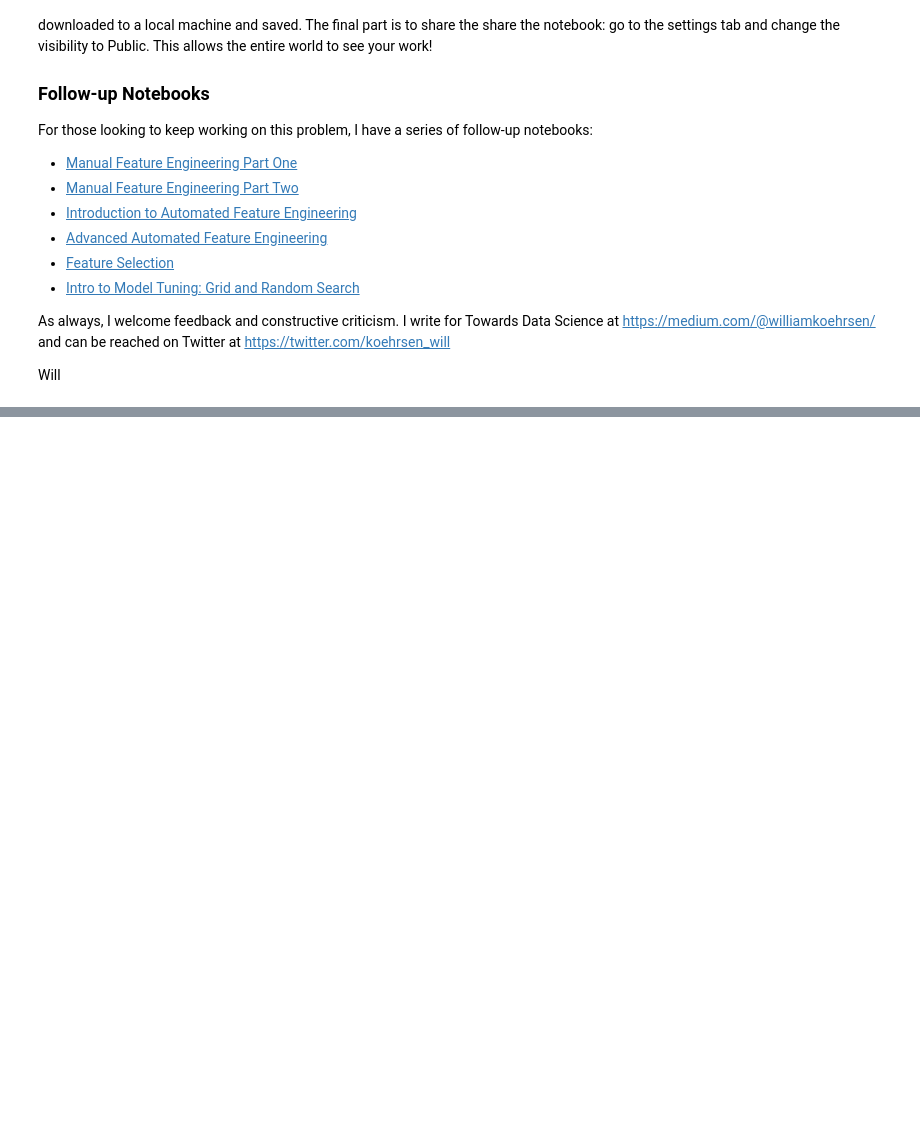
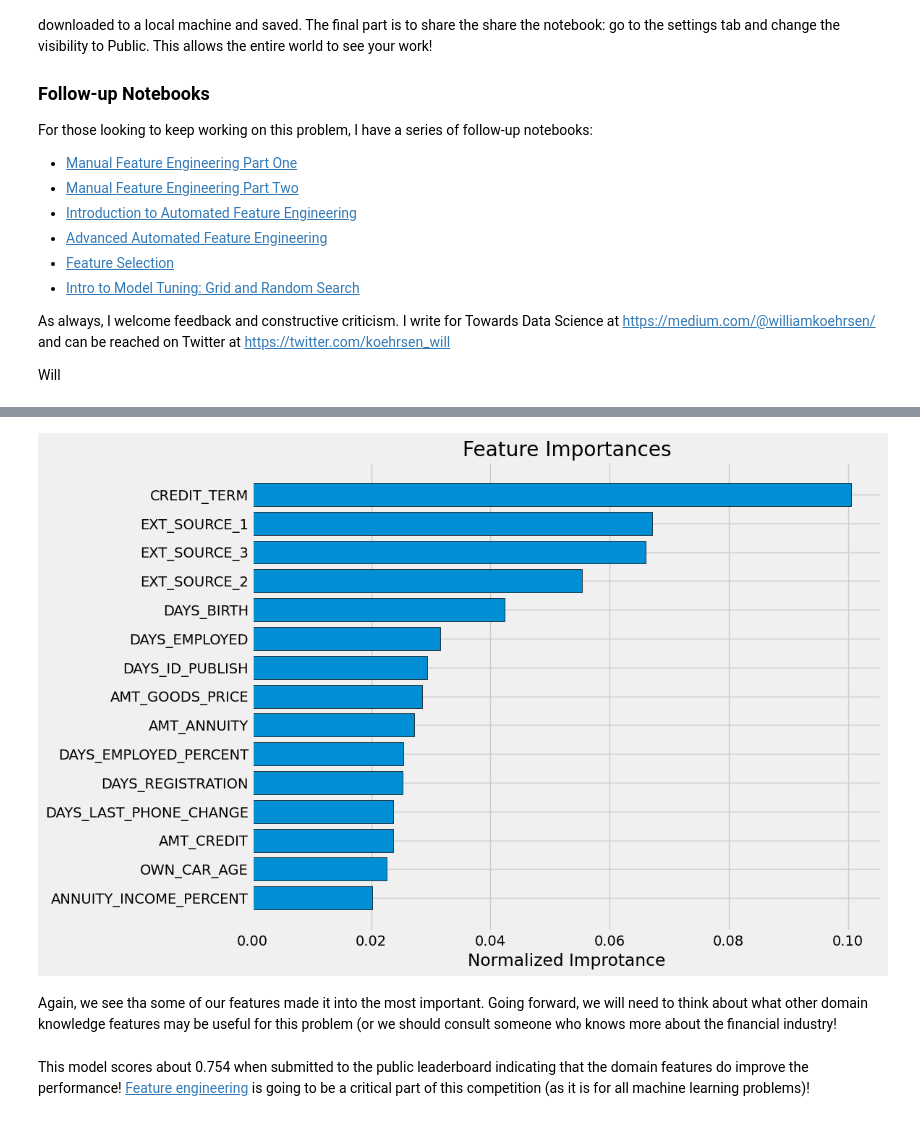
Before and after one commit to bhargav-borah/forked-practice-notebooks, a Jupyter notebook: start-here-a-gentle-introduction/home-credit-risk-1.ipynb, the cells around one changed output, grey strips where cells are left out. Drawn from its saved outputs; the diff is of its cells as text; code cells hidden in the pictures; blank space fills up the shorter version.

```diff
--- a/start-here-a-gentle-introduction/home-credit-risk-1.ipynb
+++ b/start-here-a-gentle-introduction/home-credit-risk-1.ipynb
@@ -1073,0 +1240,7 @@ Will
+# %%
+train_df_domain['TARGET'] = train_labels
+
+# Test the domain knwoledge features
+submission_domain, fi_domain, metrics_domain = model(train_df_domain, test_df_domain)
+print('Baseline with domain knowledge feature metrics')
+print(metrics_domain)
@@ -1073,0 +1265,6 @@ Will
+# %%
+fi_sorted = plot_feature_importances(fi_domain)
+# %% [output]
+[figure, added]
+# %% [markdown]
+Again, we see tha some of our features made it into the most important. Going forward, we will need to think about what other domain knowledge features may be useful for this problem (or we should consult someone who knows more about the financial industry!
@@ -1073,0 +1273,2 @@ Will
+# %% [markdown]
+This model scores about 0.754 when submitted to the public leaderboard indicating that the domain features do improve the performance! [Feature engineering](https://en.wikipedia.org/wiki/Feature_engineering) is going to be a critical part of this competition (as it is for all machine learning problems)!
```
Also changed, not shown: parts of 14 cells of this notebook.
